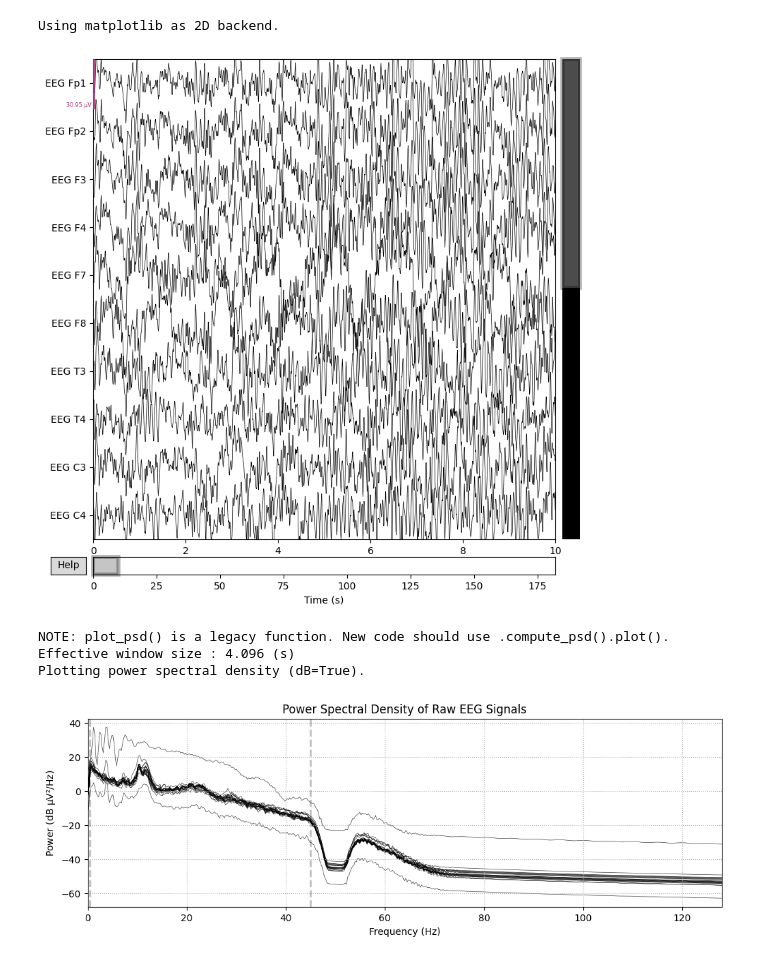
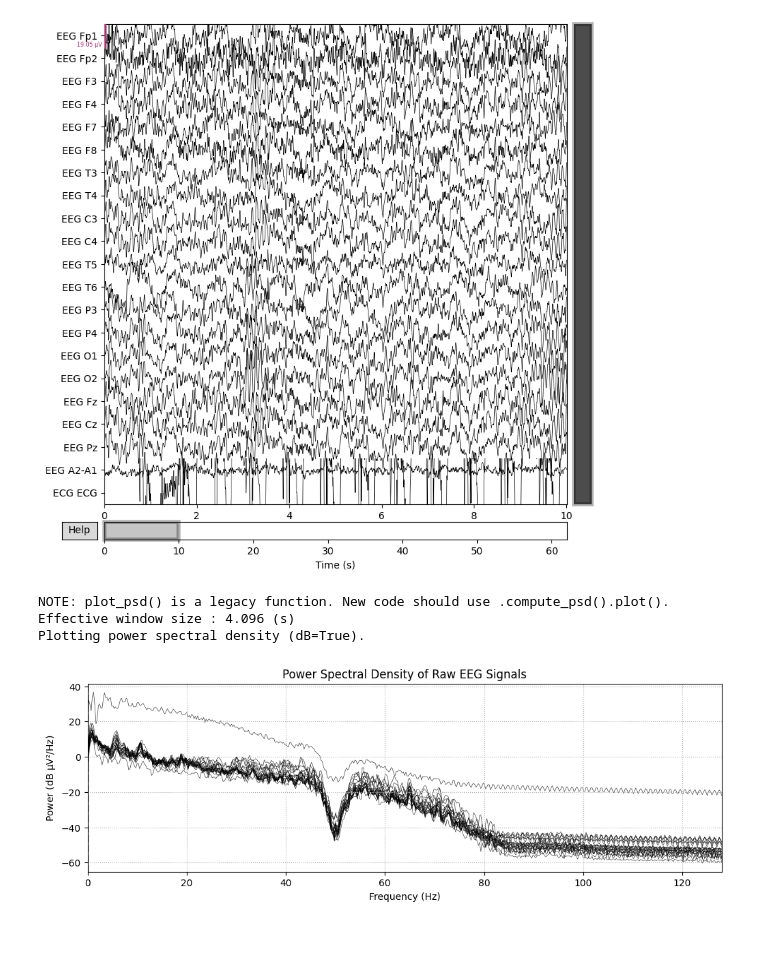
Before and after one commit to MahtabDastranj/EEG-analysis-during-mental-arithmetic-task, a Jupyter notebook: channel_checking.ipynb, the cells around one changed output. Cells and saved outputs as stored; diff of their text form; code cells hidden in the pictures.

```diff
--- a/channel_checking.ipynb
+++ b/channel_checking.ipynb
@@ -25,7 +25,7 @@ import mne, scipy
 import pandas as pd
 import matplotlib.pyplot as plt
 # %%
-file_path = r"eeg-during-mental-arithmetic-tasks-1.0.0/Subject00_1.edf"
+file_path = r"eeg-during-mental-arithmetic-tasks-1.0.0/Subject27_2.edf"
 # Load the data
 raw_data = mne.io.read_raw_edf(file_path, preload=True, verbose=False)
 
@@ -49,17 +49,16 @@ Data
 # %%
 # Plot raw EEG signals
-raw_data.plot(n_channels=10, scalings='auto', title='Raw EEG Signals', show=True)
+raw_data.plot(n_channels=21, scalings='auto', title='Raw EEG Signals', show=True)
 
 # Plot the power spectral density (PSD) of the raw signals
 raw_data.plot_psd(fmax=128, show=True)
 
 # Add a title to the PSD plot
 plt.title('Power Spectral Density of Raw EEG Signals')
 plt.show()
 # %% [output]
+[figure, new version]
-Using matplotlib as 2D backend.
+NOTE: plot_psd() is a legacy function. New code should use .compute_psd().plot().
+Effective window size : 4.096 (s)
+Plotting power spectral density (dB=True).
-[figure, old version]
-NOTE: plot_psd() is a legacy function. New code should use .compute_psd().plot().
-Effective window size : 4.096 (s)
-Plotting power spectral density (dB=True).
-[figure, old version]
+[figure, new version]
```
Also changed, not shown: parts of 2 cells of this notebook.
